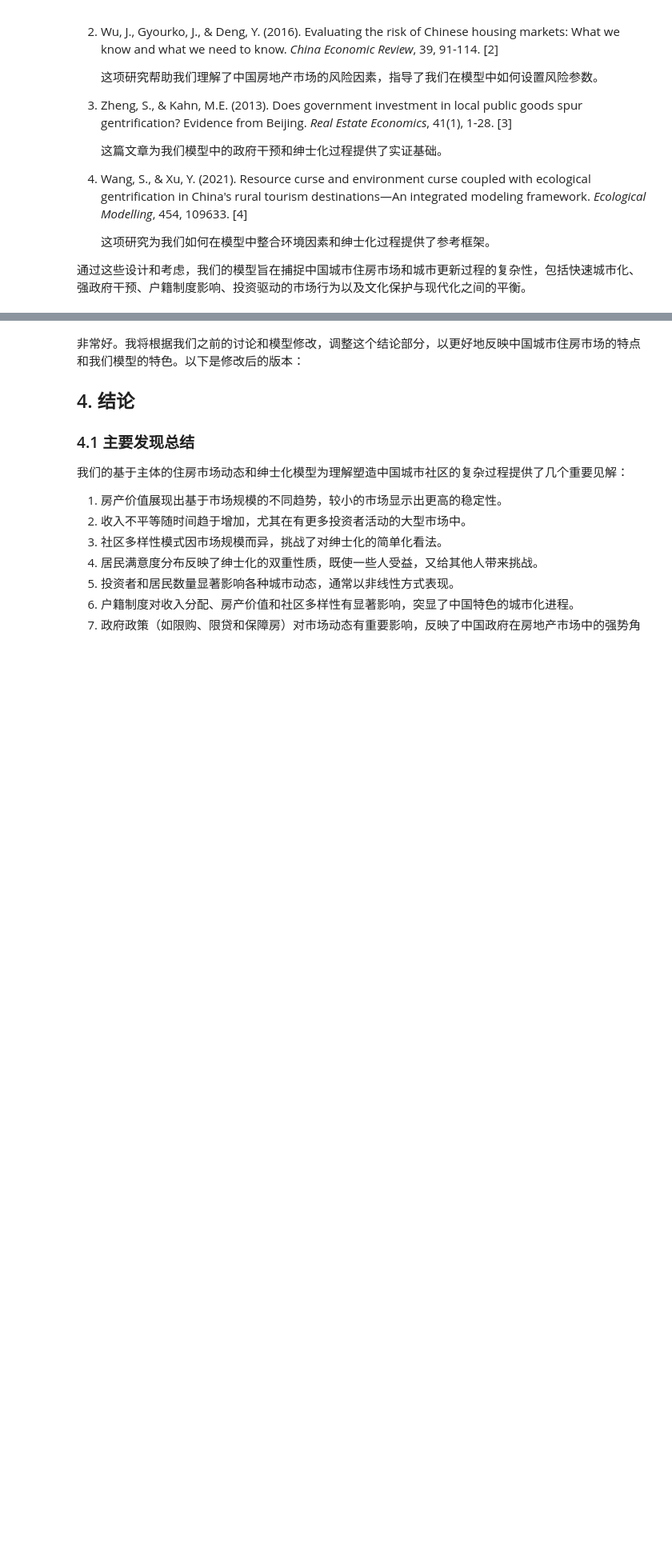
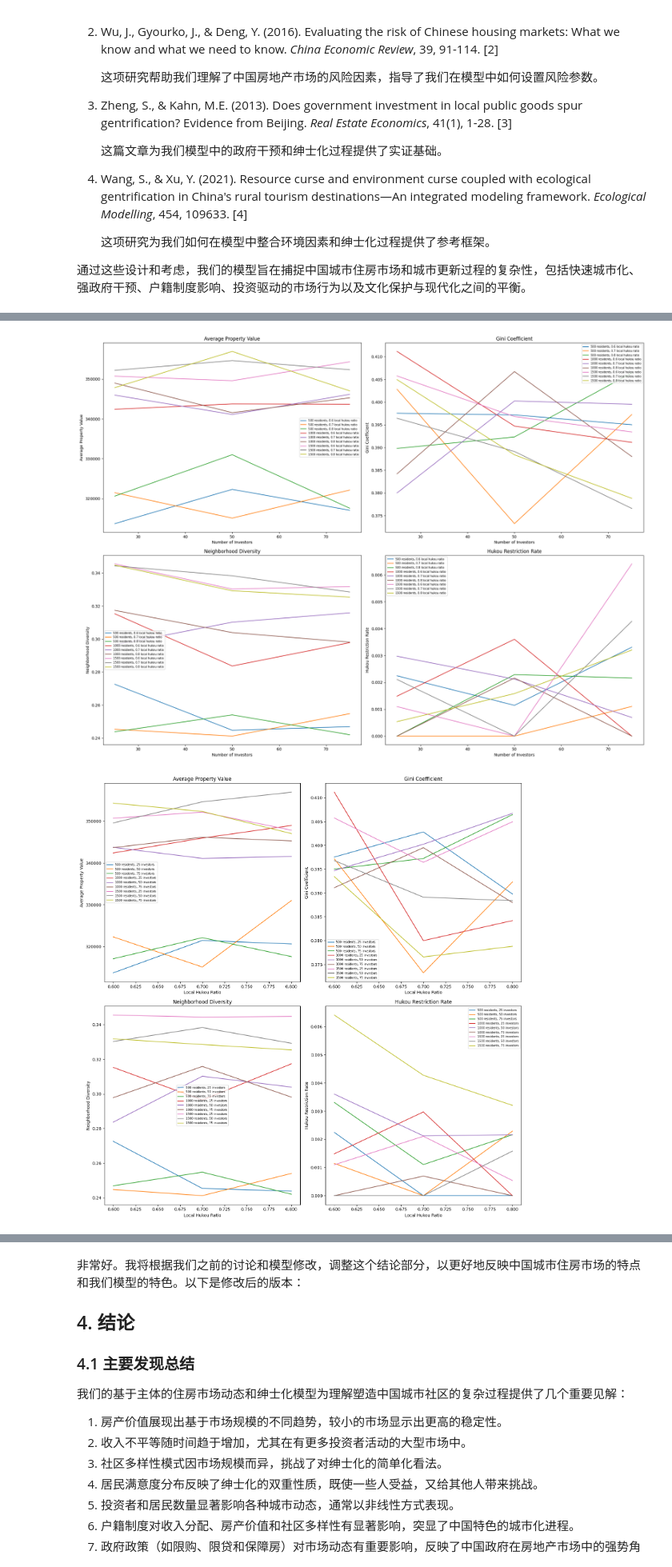
Before and after one commit to PrescottClub/AI-Enhanced-Housing-Market-Agent-Based-Model, a Jupyter notebook: chinese_version.ipynb, the cells around one changed output, grey strips where cells are left out. Shown at 80% size. Saved outputs shown, nothing was run; the diff lists cells and outputs as text; code cells hidden in the pictures; blank space fills up the shorter version.

```diff
--- a/chinese_version.ipynb
+++ b/chinese_version.ipynb
@@ -942,13 +1022,13 @@ KeyboardInterrupt:
 import matplotlib.pyplot as plt
 
 # Visualize parameter study results
-fig, axs = plt.subplots(2, 3, figsize=(20, 12))
-metrics = ["avg_property_value", "gini_coefficient", "neighborhood_diversity", "hukou_restriction_rate", "avg_satisfaction"]
-titles = ["Average Property Value", "Gini Coefficient", "Neighborhood Diversity", "Hukou Restriction Rate", "Average Satisfaction"]
+fig, axs = plt.subplots(2, 2, figsize=(20, 15))
+metrics = ["avg_property_value", "gini_coefficient", "neighborhood_diversity", "hukou_restriction_rate"]
+titles = ["Average Property Value", "Gini Coefficient", "Neighborhood Diversity", "Hukou Restriction Rate"]
 
 for i, (metric, title) in enumerate(zip(metrics, titles)):
-    row = i // 3
-    col = i % 3
+    row = i // 2
+    col = i % 2
     for num_residents in param_ranges["num_residents"]:
         for hukou_ratio in param_ranges["hukou_ratio"]:
             data = study_results[(study_results["num_residents"] == num_residents) &
@@ -960,49 +1040,48 @@ for i, (metric, title) in enumerate(zip(metrics, titles)):
     axs[row, col].set_ylabel(title)
     axs[row, col].legend(fontsize='x-small')
 
-# Remove the empty subplot
-fig.delaxes(axs[1, 2])
-
 plt.tight_layout()
 plt.show()
 
 # Visualize the impact of hukou ratio
 fig, axs = plt.subplots(2, 2, figsize=(15, 15))
-metrics = ["avg_property_value", "gini_coefficient", "neighborhood_diversity", "hukou_restriction_rate"]
-titles = ["Average Property Value", "Gini Coefficient", "Neighborhood Diversity", "Hukou Restriction Rate"]
 
 for i, (metric, title) in enumerate(zip(metrics, titles)):
     row = i // 2
     col = i % 2
     for num_residents in param_ranges["num_residents"]:
         for num_investors in param_ranges["num_investors"]:
             data = study_results[(study_results["num_residents"] == num_residents) &
                                  (study_results["num_investors"] == num_investors)].groupby("hukou_ratio")[metric].mean()
             axs[row, col].plot(data.index, data.values,
                                label=f"{num_residents} residents, {num_investors} investors")
     axs[row, col].set_title(title)
     axs[row, col].set_xlabel("Local Hukou Ratio")
     axs[row, col].set_ylabel(title)
     axs[row, col].legend(fontsize='x-small')
 
 plt.tight_layout()
 plt.show()
 
-# Visualize the relationship between local and non-local income
+# 检查 'avg_resident_satisfaction' 是否存在，如果不存在，使用 'avg_resident_satisfaction'
+income_column = 'avg_resident_satisfaction' if 'avg_resident_satisfaction' in study_results.columns else 'avg_resident_satisfaction'
+
 plt.figure(figsize=(10, 8))
 for num_residents in param_ranges["num_residents"]:
     for num_investors in param_ranges["num_investors"]:
         data = study_results[(study_results["num_residents"] == num_residents) &
                              (study_results["num_investors"] == num_investors)]
-        plt.scatter(data["avg_local_income"], data["avg_nonlocal_income"],
+        plt.scatter(data[income_column], data[income_column],
                     label=f"{num_residents} residents, {num_investors} investors")
 
-plt.xlabel("Average Local Income (¥)")
-plt.ylabel("Average Non-local Income (¥)")
-plt.title("Local vs Non-local Income for Different Model Configurations")
+plt.xlabel(f"Average Resident Satisfaction")
+plt.ylabel(f"Average Resident Satisfaction")
+plt.title("Resident Satisfaction for Different Model Configurations")
 plt.legend(fontsize='x-small')
-plt.plot([0, max(study_results["avg_local_income"].max(), study_results["avg_nonlocal_income"].max())],
-         [0, max(study_results["avg_local_income"].max(), study_results["avg_nonlocal_income"].max())],
-         'r--', label='Equal Income Line')
+max_value = study_results[income_column].max()
+plt.plot([0, max_value], [0, max_value], 'r--', label='Equal Line')
 plt.legend()
 plt.show()
+# %% [output]
+[figure, added]
+[figure, added]
```
Also changed, not shown: parts of 6 cells of this notebook.
